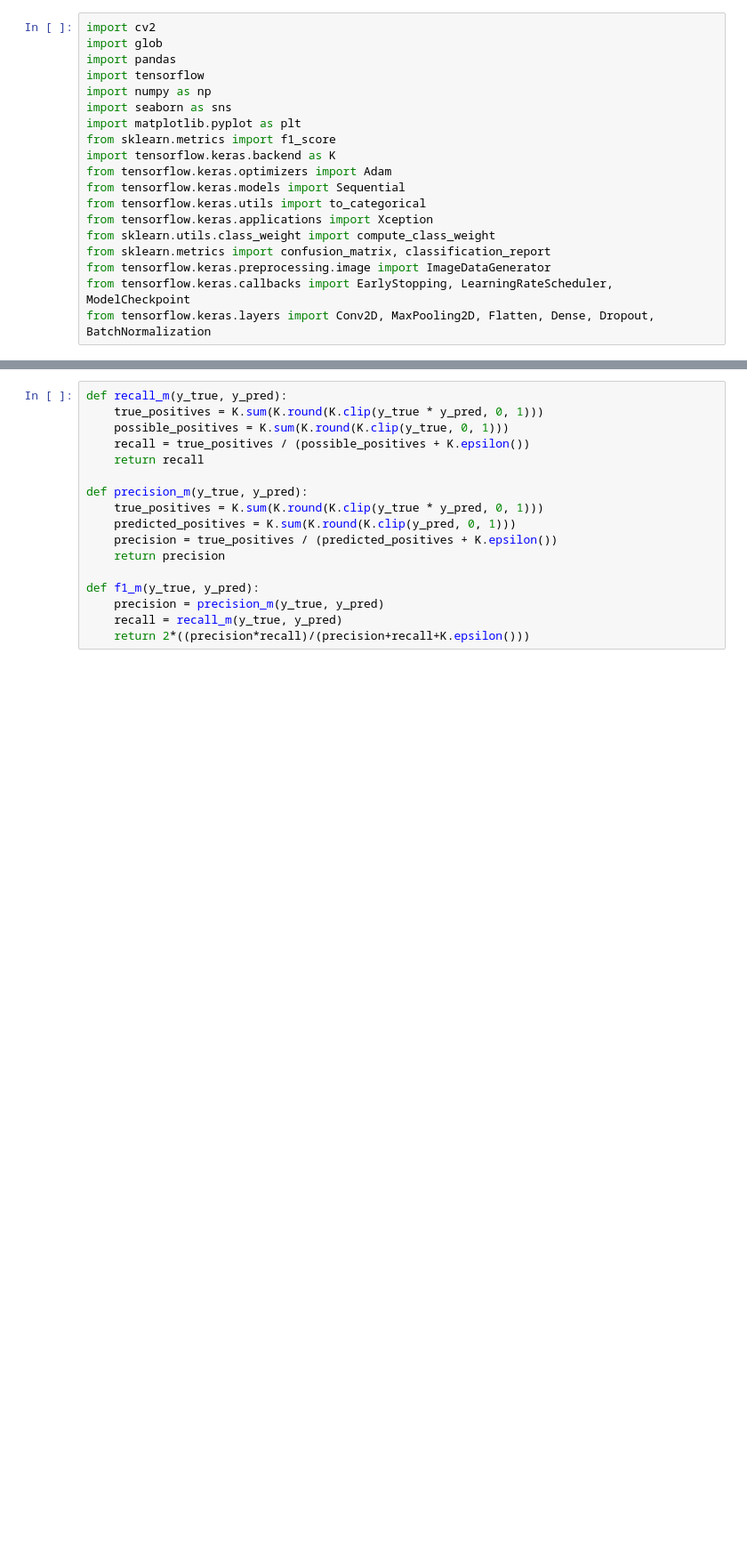
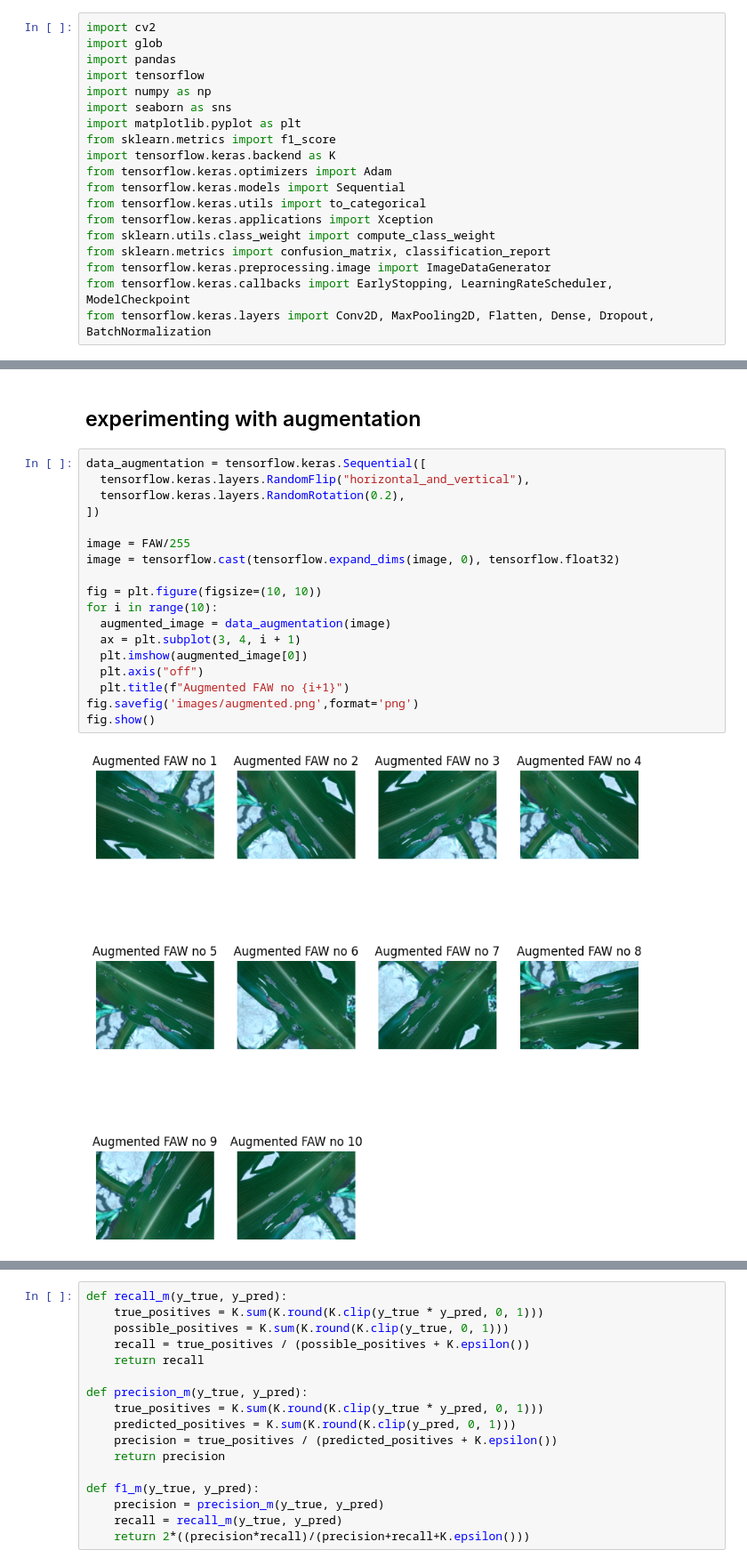
Before and after one commit to shawal-mbalire/18446744073709551616, a Jupyter notebook: Xception.ipynb, the cells around one changed output, grey strips where cells are left out. Shown at 89% size. Saved outputs shown, nothing was run; the diff lists cells and outputs as text; blank space fills up the shorter version.

```diff
--- a/Xception.ipynb
+++ b/Xception.ipynb
@@ -36,0 +205,22 @@ from tensorflow.keras.layers import Conv2D, MaxPooling2D, Flatten, Dense, Dropou
+# %% [markdown]
+## experimenting with augmentation
+# %%
+data_augmentation = tensorflow.keras.Sequential([
+  tensorflow.keras.layers.RandomFlip("horizontal_and_vertical"),
+  tensorflow.keras.layers.RandomRotation(0.2),
+])
+
+image = FAW/255
+image = tensorflow.cast(tensorflow.expand_dims(image, 0), tensorflow.float32)
+
+fig = plt.figure(figsize=(10, 10))
+for i in range(10):
+  augmented_image = data_augmentation(image)
+  ax = plt.subplot(3, 4, i + 1)
+  plt.imshow(augmented_image[0])
+  plt.axis("off")
+  plt.title(f"Augmented FAW no {i+1}")
+fig.savefig('images/augmented.png',format='png')
+fig.show()
+# %% [output]
+[figure, added]
```
Also changed, not shown: parts of 29 cells of this notebook.
